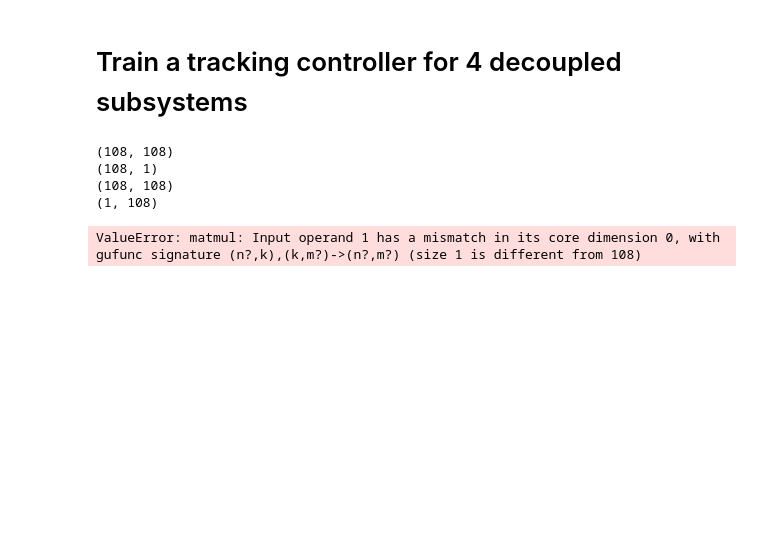
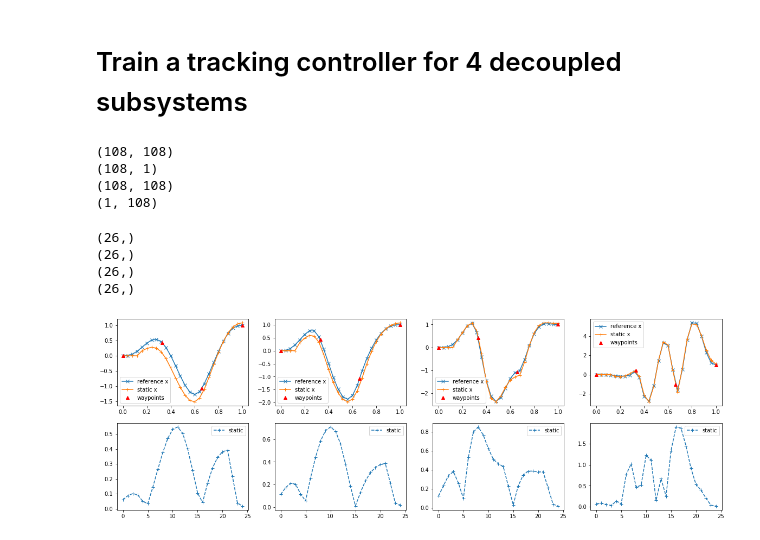
Before and after one commit to Nusha97/Layered-control-architectures-for-Robotics, a Jupyter notebook: Python/quad_disturbance_exp.ipynb, the cells around one changed output. Cells and saved outputs as stored; diff of their text form; code cells hidden in the pictures; blank space fills up the shorter version.

Commit message:
Quadrotor linearized dynamics plots obtained with no disturbances

```diff
--- a/Python/quad_disturbance_exp.ipynb
+++ b/Python/quad_disturbance_exp.ipynb
@@ -497,7 +497,9 @@ print(Pstar.shape)
 Kstar = -np.linalg.pinv(Bt.T @ Pstar @ Bt + Rt) @ (Bt.T @ Pstar @ At)
 print(Kstar.shape)
 
-num_trajs = 1000
+static_ctrl = test_utils.linear_feedback_controller(Kstar)
+
+"""num_trajs = 1000
 T = Tref
 xtrajs, utrajs, rtrajs = [], [], []
 # Tvc = test_utils.linear_feedback_controller(Kstar)
@@ -508,16 +510,26 @@ for _ in range(num_trajs):
     xtrajs.append(xtraj)
     utrajs.append(utraj)
     rtrajs.append(rtraj)
-traj = lstd.construct_traj_list(xtrajs, utrajs, rtrajs)
+traj = lstd.construct_traj_list(xtrajs, utrajs, rtrajs)"""
 
 # Solve for a time-varying controller using value iteration
 Pvi, Kvi = test_utils.lqr_vi(At, Bt, Qt, Rt, 100, 0.99)
+vi_ctrlr = test_utils.TVcontroller(Kvi[:])
 # Evaluate controller Kstar
-Pxuhat, Pxhat = lstd.evaluate(traj, Kstar, 0.99, sigma=sigma)
-test_utils.relerr(Pstar, Pxhat)
+# Pxuhat, Pxhat = lstd.evaluate(traj, Kstar, 0.99, sigma=sigma)
+# test_utils.relerr(Pstar, Pxhat)
 # %% [output]
 (108, 108)
 (108, 1)
 (108, 108)
 (1, 108)
-ValueError: matmul: Input operand 1 has a mismatch in its core dimension 0, with gufunc signature (n?,k),(k,m?)->(n?,m?) (size 1 is different from 108)
+# %%
+# Generating x, y, z, yaw waypoints - Can skip yaw
+
+waypoints = [[0, 0, 0, 0],
+             [np.random.randn(), np.random.randn(), np.random.randn(), np.random.randn()],
+             [np.random.randn(), np.random.randn(), np.random.randn(), np.random.randn()],
+             [1, 1, 1, 1]]
+waypoints = np.array(waypoints)
+ts = [0, 0.33, 0.66, 1]
+num_points = 20
@@ -523,0 +538,32 @@ ValueError: matmul: Input operand 1 has a mismatch in its core dimension 0, with
+# %%
+# Spline trajectory
+rhos = np.concatenate([[0], np.logspace(4, 8, 3)])
+t = np.linspace(0, 1, 104)
+tp = np.linspace(0, 1, 26)
+
+plt.figure(figsize=(20, 10))
+for i, rho in enumerate(rhos):
+    ref = trajgen.generate(waypoints, ts, 5, Tref+1, p, P=Pstar, rho=rho)
+    d0 = np.concatenate([waypoints[0], ref])
+
+    xtraj, utraj, rtraj = test_utils.sample_traj(At, Bt, Qt, Rt, static_ctrl, Tref, d0, sigma=0)
+    vi_ctrlr = test_utils.TVcontroller(Kvi[:])
+    xvi, uvi, rvi = test_utils.sample_traj(At, Bt, Qt, Rt, vi_ctrlr.ctrl, Tref, d0, sigma=0)
+
+    plt.subplot(3, len(rhos), i+1+len(rhos))
+    plt.plot(tp, ref[0::p], 'x-', label='reference x')
+    # plt.plot(tp, xvi[:,0], '+-', label='tracking')
+    plt.plot(tp, xtraj[:,0], '+-', label='static x')
+    plt.plot(ts, waypoints[:, 0], 'r^', label='waypoints')
+    plt.legend()
+
+    plt.subplot(3, len(rhos), i+1+2*len(rhos))
+    plt.plot(np.arange(Tref), np.abs(utraj), '+--', label='static')
+    # plt.plot(np.arange(Tref), np.abs(uvi), '+--', label='opt')
+    plt.legend()
+# %% [output]
+(26,)
+(26,)
+(26,)
+(26,)
+[figure, added]
```
Also changed, not shown: parts of 3 cells of this notebook, 1 other file.
